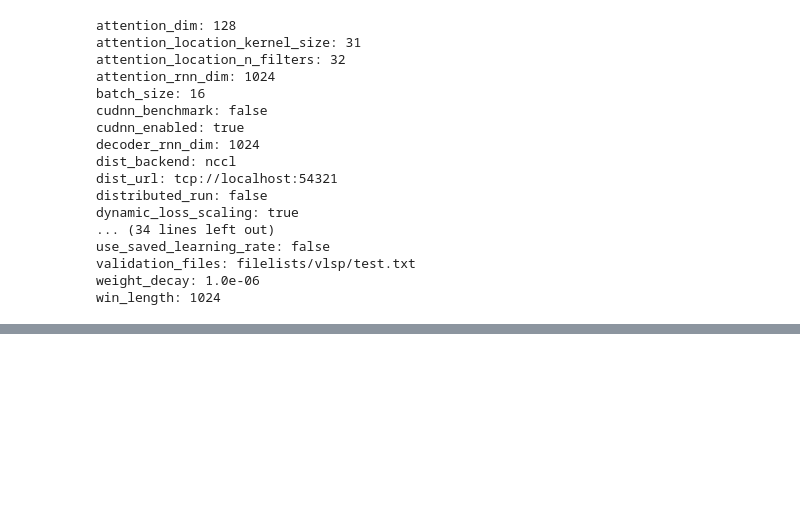
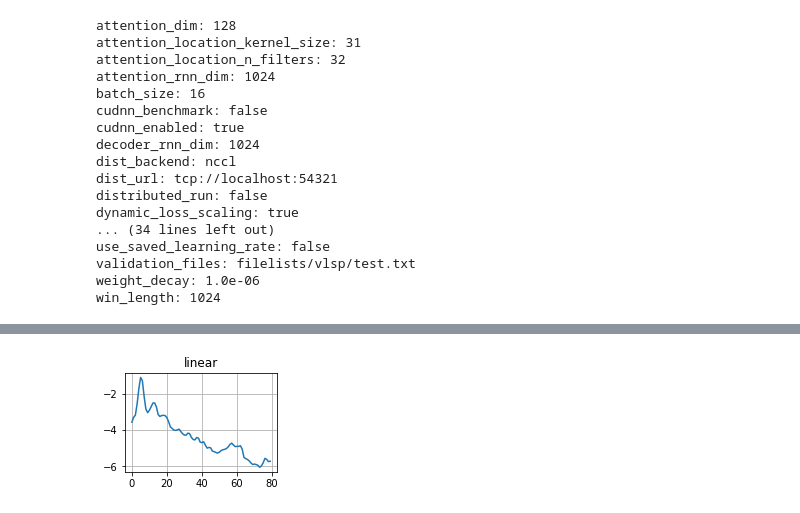
Before and after one commit to NgvTue/tacotron2, a Jupyter notebook: inference.ipynb, the cells around one changed output, grey strips where cells are left out. Drawn from its saved outputs; the diff is of its cells as text; code cells hidden in the pictures; blank space fills up the shorter version.

```diff
--- a/inference.ipynb
+++ b/inference.ipynb
@@ -102,2 +113,10 @@ tensor([[[ -8.6484,  -6.6445,  -5.0195,  ...,  -4.2930,  -3.8398,  -3.6387],
+# %%
+plt.subplot(221)
+plt.plot(np.arange(z.shape[0]), z)
+plt.yscale('linear')
+plt.title('linear')
+plt.grid(True)
+# %% [output]
+[figure, added]
 # %%
 with torch.no_grad():
```
Also changed, not shown: parts of 21 cells of this notebook, 10 other files.
